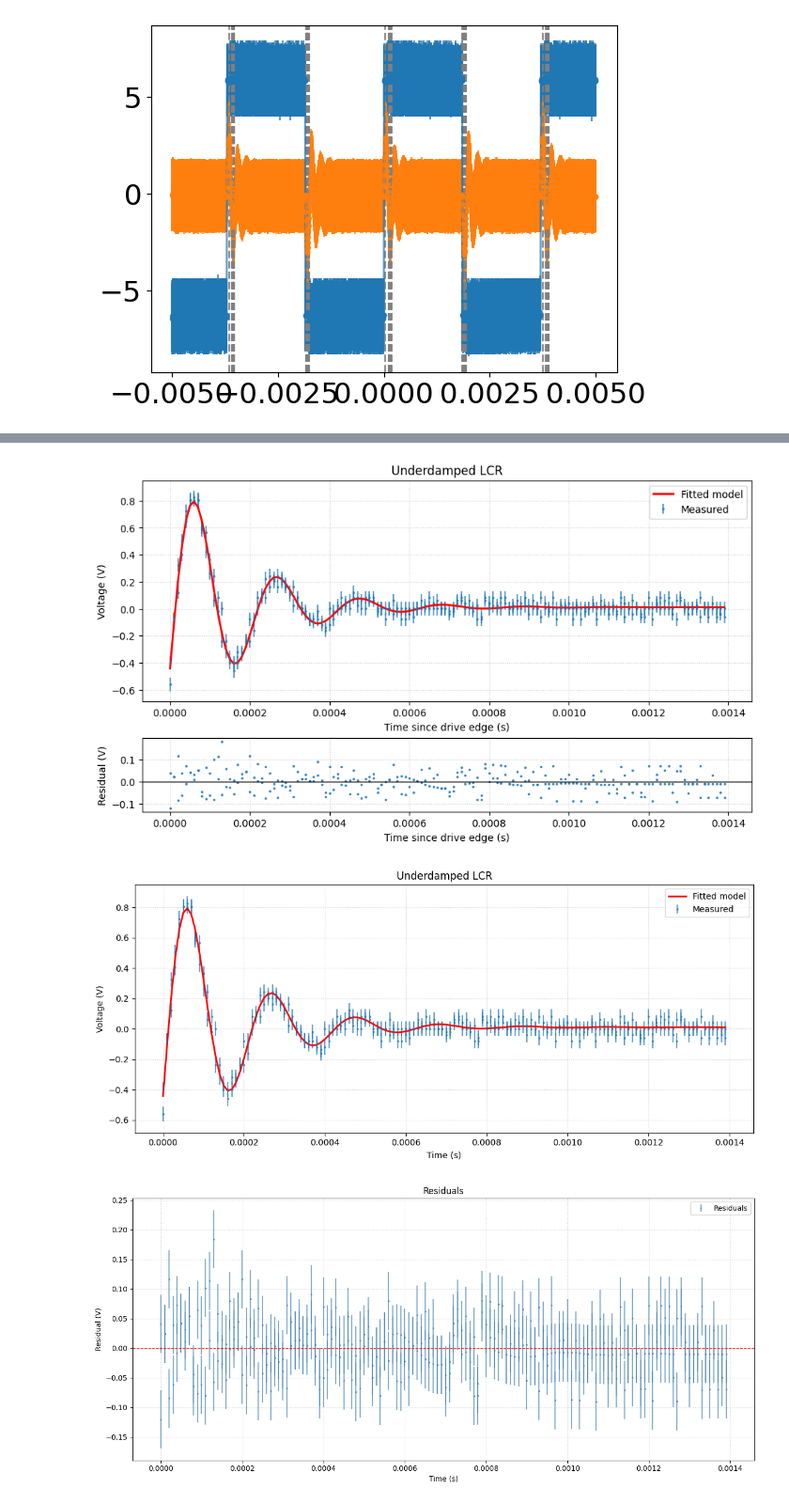
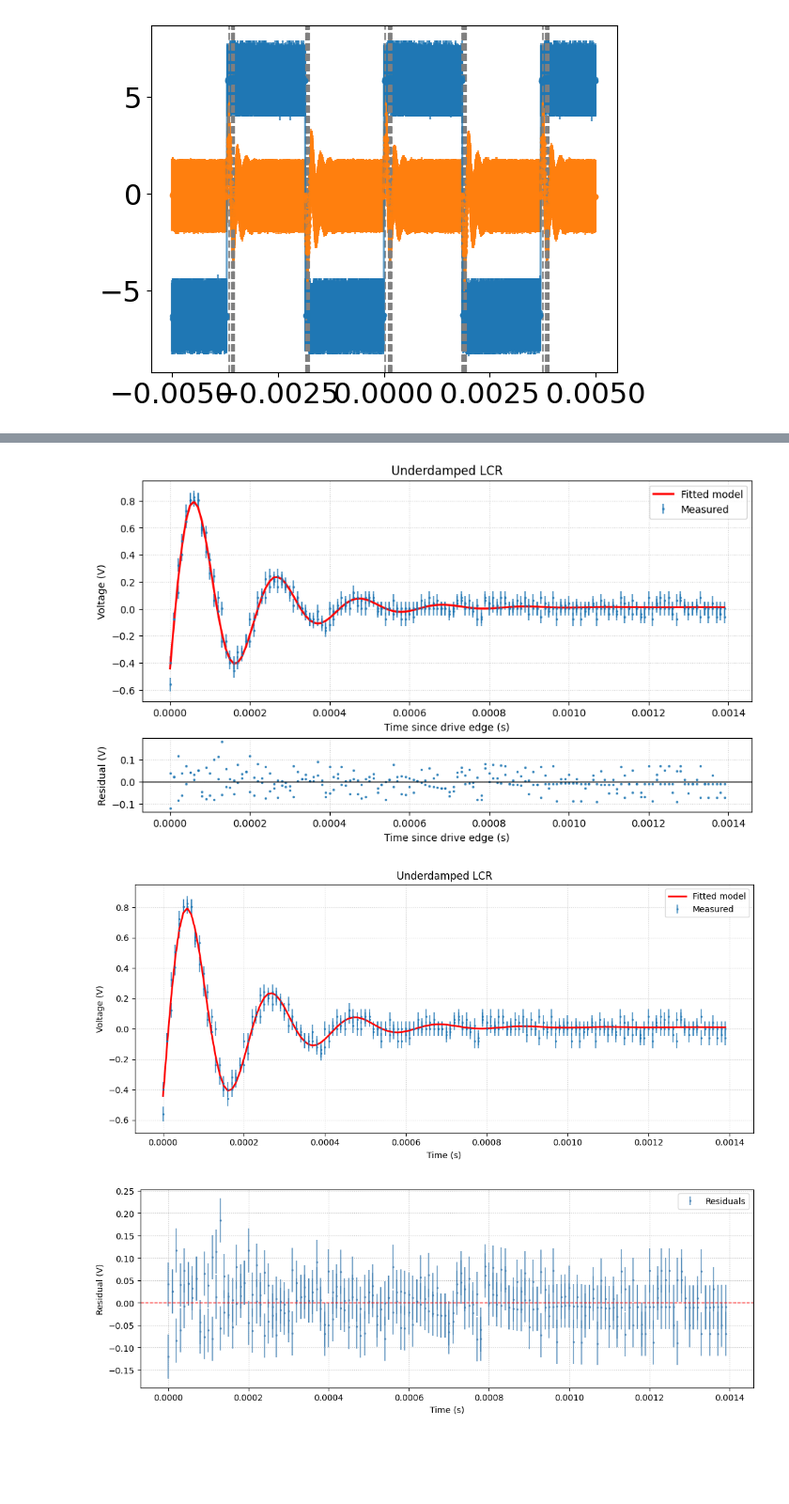
Before and after one commit to jewwoo/Lab-Work, a Jupyter notebook: Q_oscillator/Q_oscillator.ipynb, the cells around one changed output, grey strips where cells are left out. Shown at 94% size. Drawn from its saved outputs; the diff is of its cells as text; code cells hidden in the pictures; blank space fills up the shorter version.

```diff
--- a/Q_oscillator/Q_oscillator.ipynb
+++ b/Q_oscillator/Q_oscillator.ipynb
@@ -465,34 +465,34 @@ plt.plot(tt, y_fit, 'r-', lw=2, label='Fitted model')
 plt.xlabel("Time (s)")
 plt.ylabel("Voltage (V)")
 plt.title("Underdamped LCR")
 plt.legend()
 plt.grid(True, ls=':', alpha=0.6)
 plt.tight_layout()
 plt.show()
 
 # ---------- Plot 2: Residuals (separate figure, WITH error bars) ----------
 residuals = yy - y_fit
 
-plt.figure(figsize=(13,6))
+plt.figure(figsize=(11,4))
 plt.errorbar(tt, residuals, yerr=vu_win, fmt='.', ms=3, alpha=0.7, color='steelblue', label='Residuals')
 plt.axhline(0, color='red', lw=1, linestyle='--')
 plt.xlabel("Time (s)")
 plt.ylabel("Residual (V)")
-plt.title("Residuals")
-plt.grid(True, ls=':', alpha=0.6)
+
+plt.grid(True, ls=':', alpha=0.9)
 plt.legend()
 plt.tight_layout()
 plt.show()
 # %% [output]
 === Weighted Fit (re-parameterized) ===
 A      = 1.1376 V ± 0.0292
 phi    = -1.9800 rad ± 0.0222
 tau    = 0.167 ms ± 0.00554
 omega  = 30235.4 rad/s  (f = 4812.1 Hz) ± 26.1 Hz
 C      = 0.0111 V ± 0.003
 Q      = 2.52 ± 0.09
 sigma_scope = 0.01876 V, sigma_noise = 0.04549 V, sigma_total = 0.04921 V
 chi² = 239.30,  dof = 275,  reduced chi² = 0.87
 [figure]
 [figure]
-[figure, old version]
+[figure, new version]
```
Also changed, not shown: parts of 5 cells of this notebook, 2 other files.
